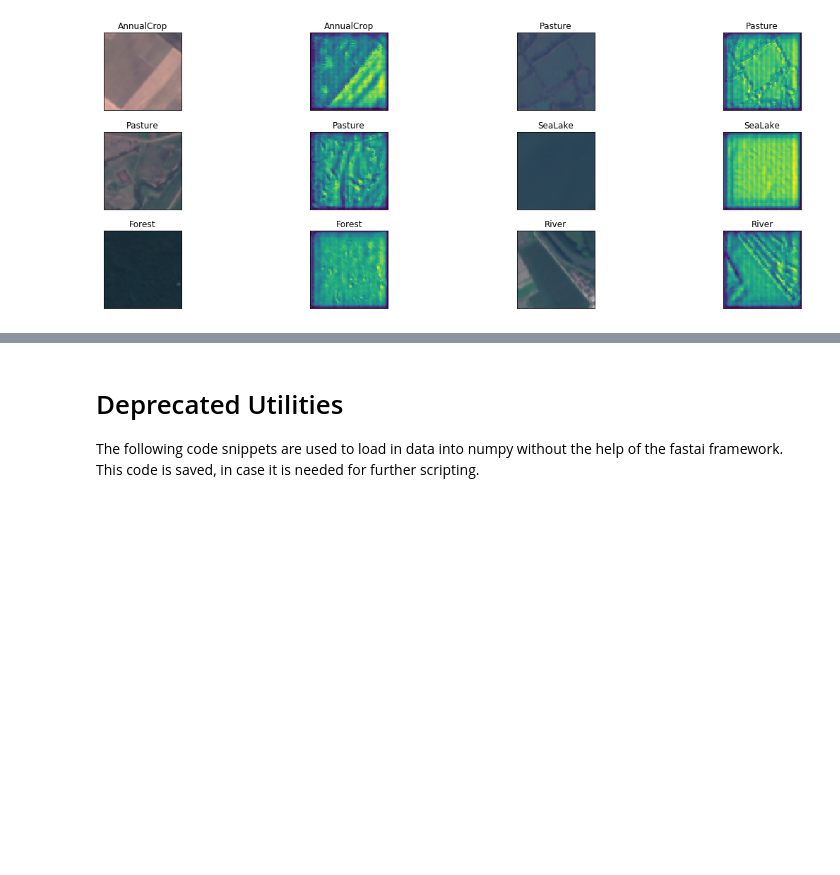
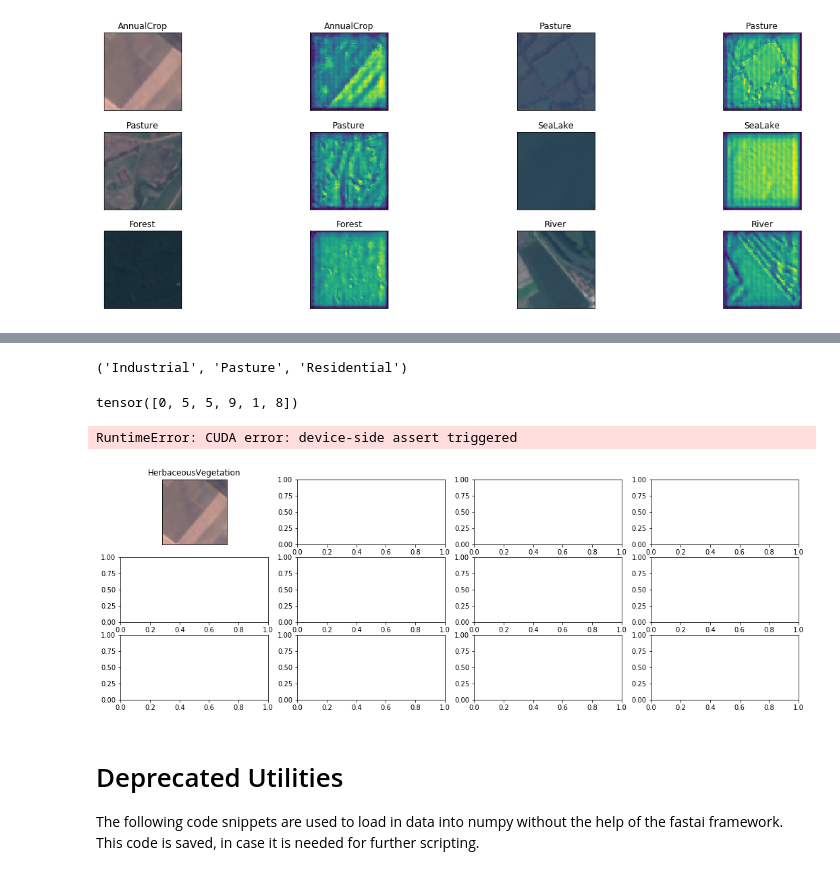
Before and after one commit to ngundotra/urban3dchallenge, a Jupyter notebook: landuse/LandUse-EuroSat.ipynb, the cells around one changed output, grey strips where cells are left out. Cells and saved outputs as stored; diff of their text form; code cells hidden in the pictures; blank space fills up the shorter version.

```diff
--- a/landuse/LandUse-EuroSat.ipynb
+++ b/landuse/LandUse-EuroSat.ipynb
@@ -272,3 +312,16 @@ plot_saliency(xs[:MAX_NUM], ys[:MAX_NUM], learn, **plot_pref)
+# %%
+data.classes[4], data.classes[5], data.classes[7]
+# %% [output]
+('Industrial', 'Pasture', 'Residential')
+# %%
+ys[:MAX_NUM]
+# %% [output]
+tensor([0, 5, 5, 9, 1, 8])
+# %%
+plot_saliency(xs[:MAX_NUM], torch.ones_like(ys[:MAX_NUM]) * 2, learn, **plot_pref)
+# %% [output]
+RuntimeError: CUDA error: device-side assert triggered
+[figure, added]
 # %% [markdown]
 # Deprecated Utilities
 
```
Also changed, not shown: parts of 8 cells of this notebook.
